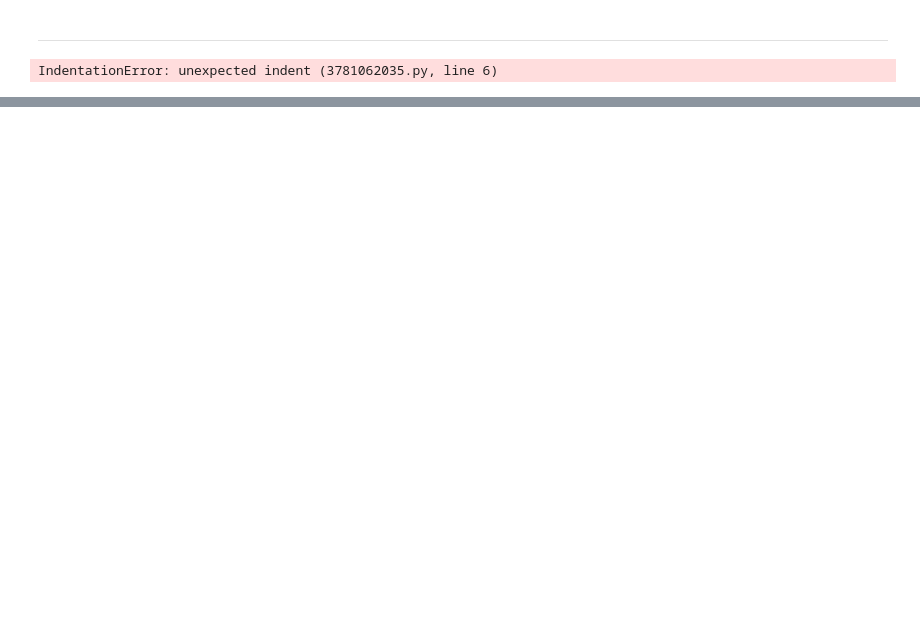
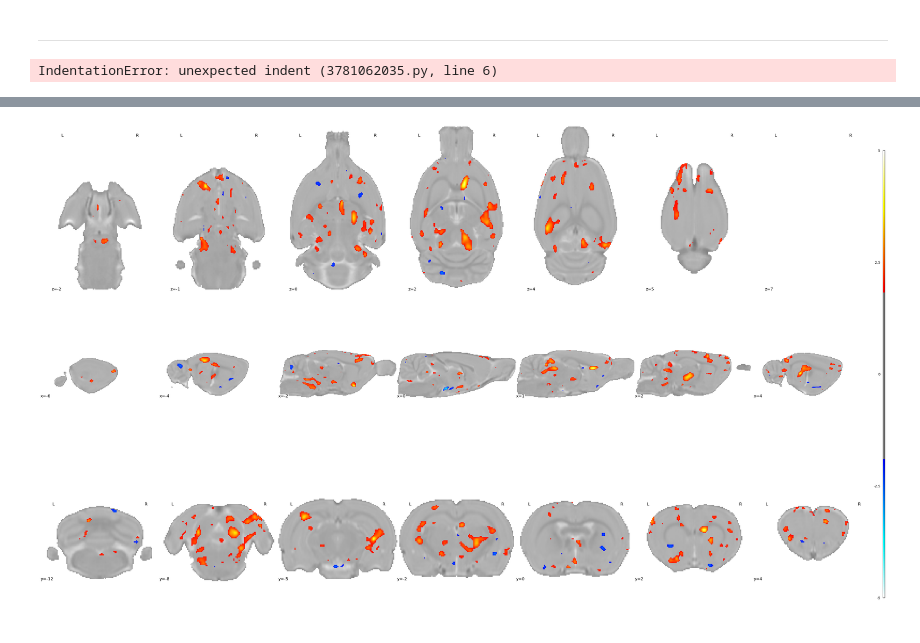
Before and after one commit to grandjeanlab/multirat_se, a Jupyter notebook: asset/figures/fig2_second_level.ipynb, the cells around one changed output, grey strips where cells are left out. Cells and saved outputs as stored; diff of their text form; code cells hidden in the pictures; blank space fills up the shorter version.

```diff
--- a/asset/figures/fig2_second_level.ipynb
+++ b/asset/figures/fig2_second_level.ipynb
@@ -90,17 +90,19 @@ for ID in range(2001, 2002):
 # %%
 
 plot_stat = plotting.plot_stat_map(masker.inverse_transform(sec_z_scores),
                                    bg_img=template,
                                    #cut_coords = 15,
-                                   cut_coords = (2 ,2, 5),
-                                   threshold=2,
+                                   #cut_coords = (2 ,2, 5),
+                                   threshold=1.9,
                                    display_mode='mosaic',
                                    cbar_tick_format='%.2g',
                                    symmetric_cbar=True,
                                    draw_cross=True,
                                    vmax=5,
                                    black_bg=False)
 
 #plt.savefig('/project/4180000.19/multirat_stim/scratch/plots/compare_sec_level/glover_map-model_dataset-{}.svg'.format(ID), format='svg', dpi=1200)
 
 plt.show()
+# %% [output]
+[figure, added]
```
Also changed, not shown: parts of 2 cells of this notebook, 8 other files.
